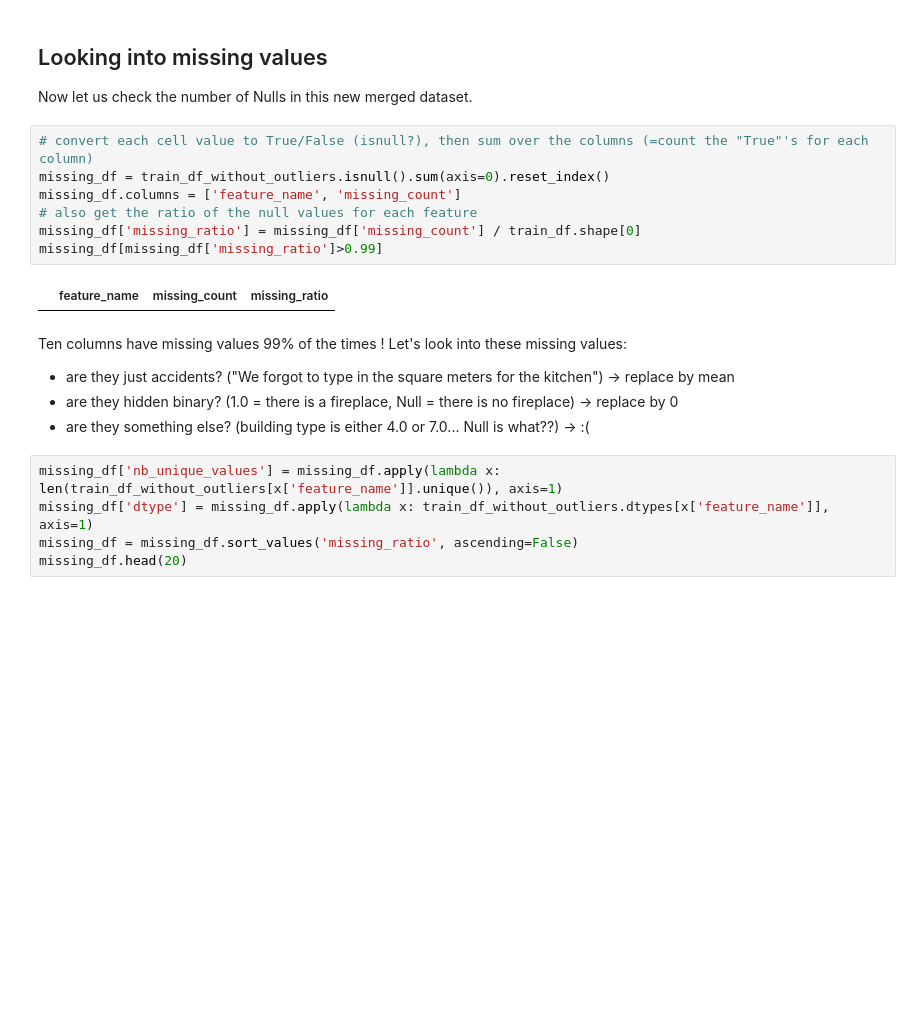
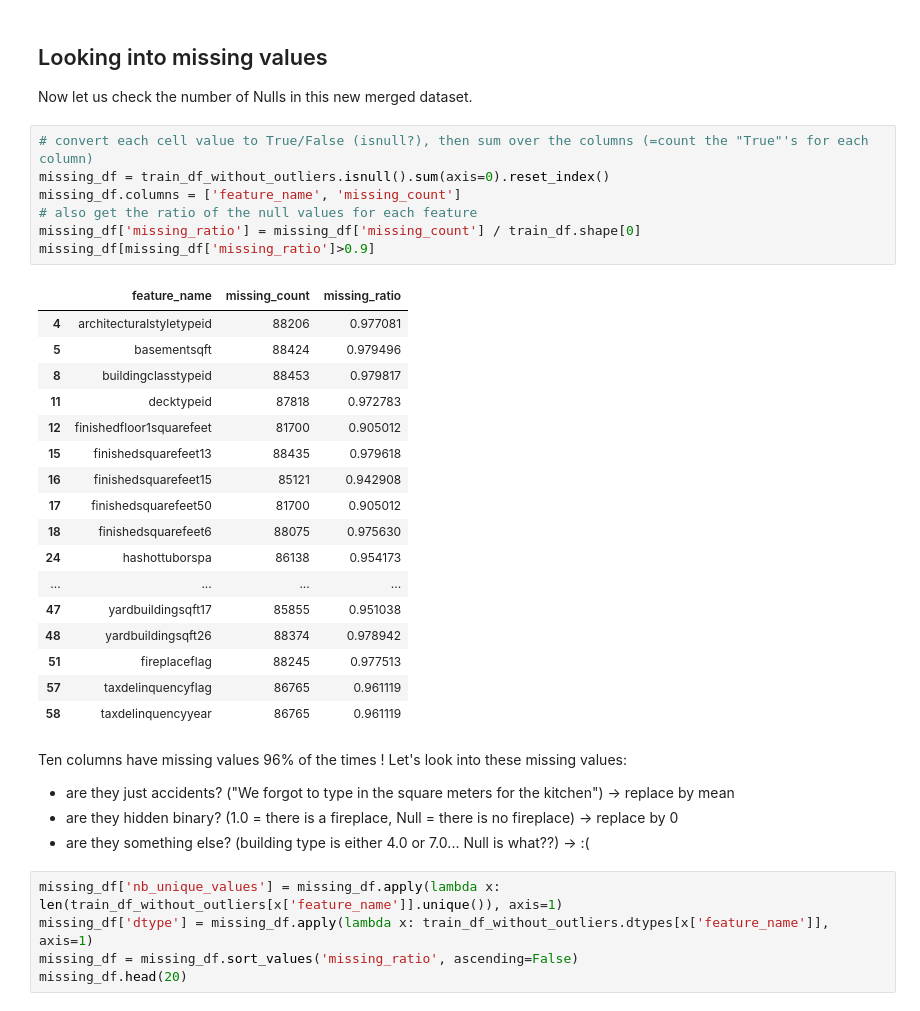
Before and after one commit to adrienctx/cb-data-science-workshops, a Jupyter notebook: kaggle-zillow/notebooks/data-exploration.ipynb, the cells around one changed output. Drawn from its saved outputs; the diff is of its cells as text; blank space fills up the shorter version.

```diff
--- a/kaggle-zillow/notebooks/data-exploration.ipynb
+++ b/kaggle-zillow/notebooks/data-exploration.ipynb
@@ -273,14 +278,30 @@ Now let us check the number of Nulls in this new merged dataset.
 # %%
 # convert each cell value to True/False (isnull?), then sum over the columns (=count the "True"'s for each column)
 missing_df = train_df_without_outliers.isnull().sum(axis=0).reset_index()
 missing_df.columns = ['feature_name', 'missing_count']
 # also get the ratio of the null values for each feature
 missing_df['missing_ratio'] = missing_df['missing_count'] / train_df.shape[0]
-missing_df[missing_df['missing_ratio']>0.99]
+missing_df[missing_df['missing_ratio']>0.9]
 # %% [output]
 |  | feature_name | missing_count | missing_ratio |
+| 4 | architecturalstyletypeid | 88206 | 0.977081 |
+| 5 | basementsqft | 88424 | 0.979496 |
+| 8 | buildingclasstypeid | 88453 | 0.979817 |
+| 11 | decktypeid | 87818 | 0.972783 |
+| 12 | finishedfloor1squarefeet | 81700 | 0.905012 |
+| 15 | finishedsquarefeet13 | 88435 | 0.979618 |
+| 16 | finishedsquarefeet15 | 85121 | 0.942908 |
+| 17 | finishedsquarefeet50 | 81700 | 0.905012 |
+| 18 | finishedsquarefeet6 | 88075 | 0.975630 |
+| 24 | hashottuborspa | 86138 | 0.954173 |
+| ... | ... | ... | ... |
+| 47 | yardbuildingsqft17 | 85855 | 0.951038 |
+| 48 | yardbuildingsqft26 | 88374 | 0.978942 |
+| 51 | fireplaceflag | 88245 | 0.977513 |
+| 57 | taxdelinquencyflag | 86765 | 0.961119 |
+| 58 | taxdelinquencyyear | 86765 | 0.961119 |
 # %% [markdown]
-Ten columns have missing values 99% of the times !
+Ten columns have missing values 96% of the times !
 Let's look into these missing values:
 
 * are they just accidents? ("We forgot to type in the square meters for the kitchen") -> replace by mean
```
Also changed, not shown: parts of 6 cells of this notebook, 1 other file.
